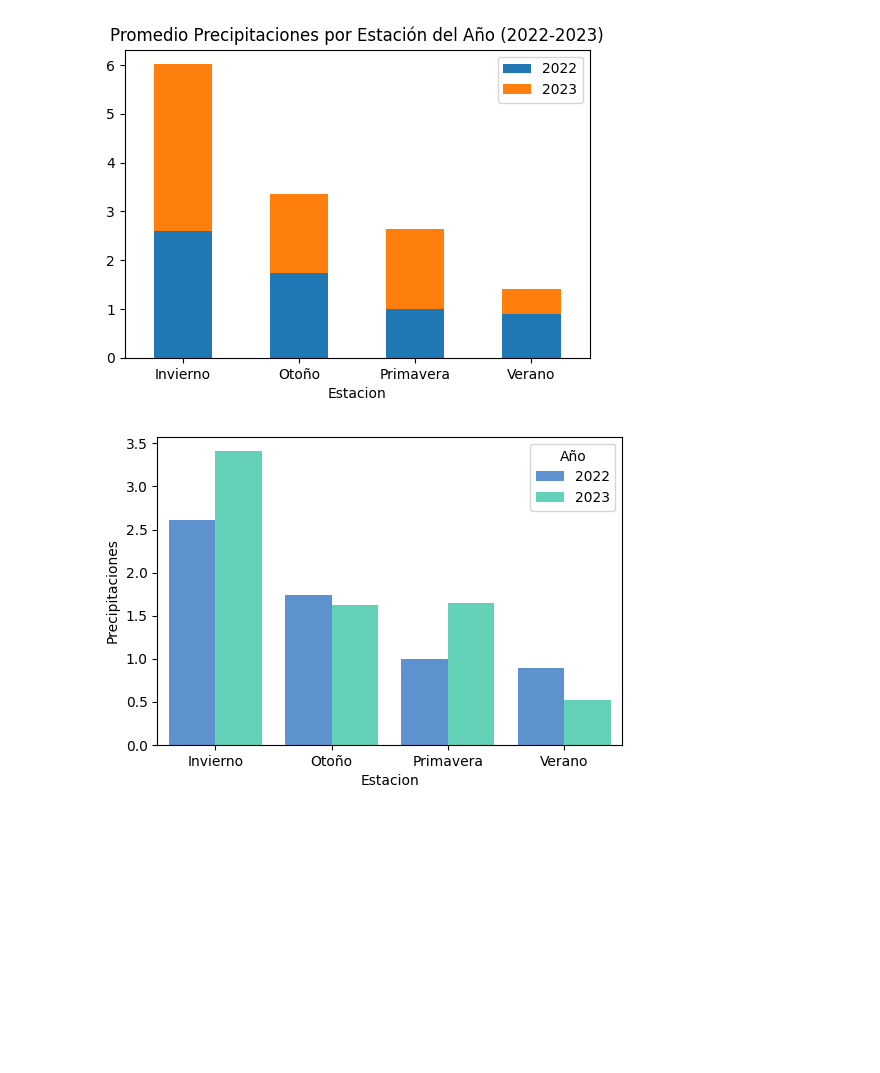
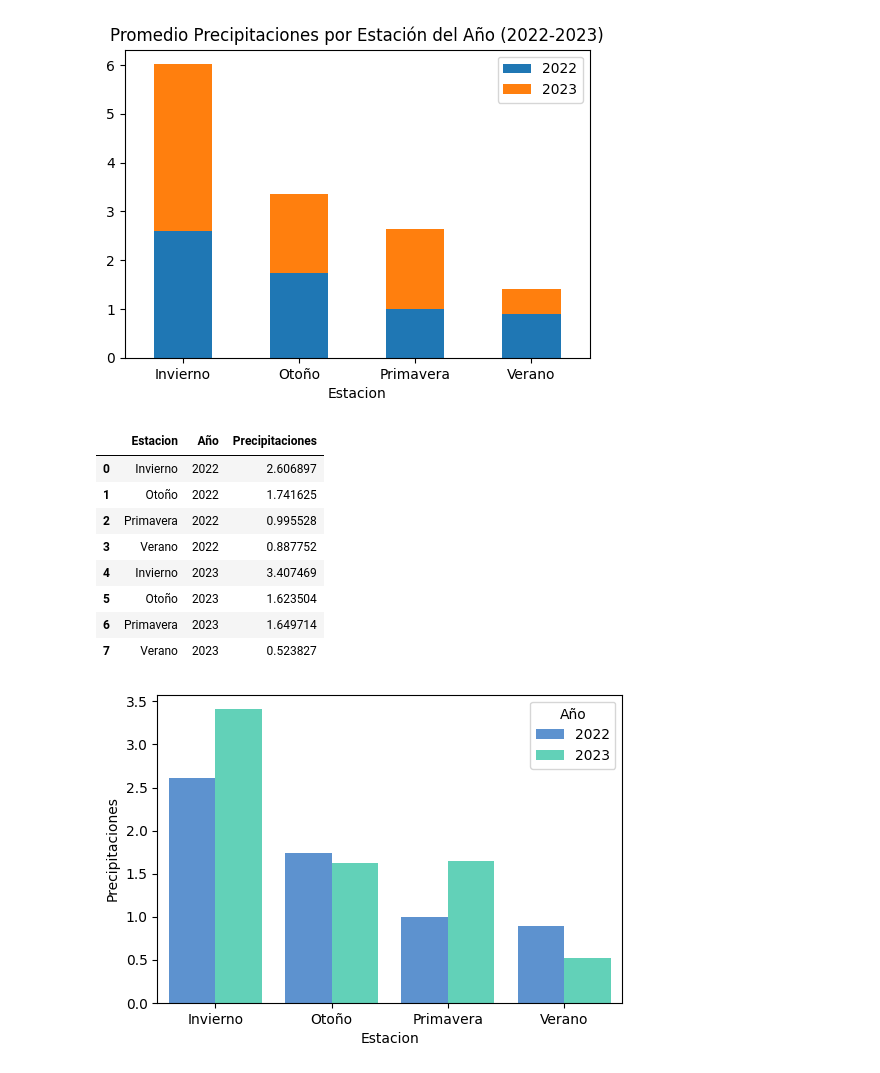
Before and after one commit to GabrielBurgosS/Data-Visualization-2025, a Jupyter notebook: Ayudantía 5 - Visualización II.ipynb, the cells around one changed output. Cells and saved outputs as stored; diff of their text form; code cells hidden in the pictures; blank space fills up the shorter version.

```diff
--- a/Ayudantía 5 - Visualización II.ipynb
+++ b/Ayudantía 5 - Visualización II.ipynb
@@ -526,6 +570,18 @@ plt.xticks(rotation=0)
 plt.show()
 # %% [output]
 [figure]
+# %%
+promedios.reset_index().melt(id_vars='Estacion',var_name='Año', value_name='Precipitaciones')
+# %% [output]
+|  | Estacion | Año | Precipitaciones |
+| 0 | Invierno | 2022 | 2.606897 |
+| 1 | Otoño | 2022 | 1.741625 |
+| 2 | Primavera | 2022 | 0.995528 |
+| 3 | Verano | 2022 | 0.887752 |
+| 4 | Invierno | 2023 | 3.407469 |
+| 5 | Otoño | 2023 | 1.623504 |
+| 6 | Primavera | 2023 | 1.649714 |
+| 7 | Verano | 2023 | 0.523827 |
 # %%
 # Pasamos a tidy
 tidy_promedios = promedios.reset_index().melt(id_vars='Estacion',var_name='Año', value_name='Precipitaciones')
```
Also changed, not shown: parts of 11 cells of this notebook.
